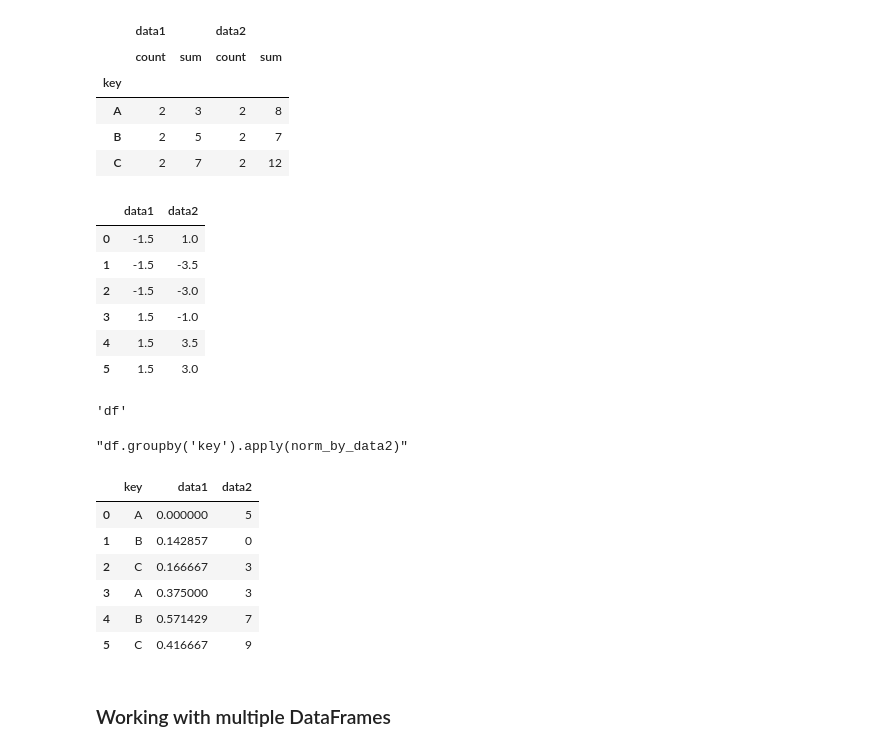
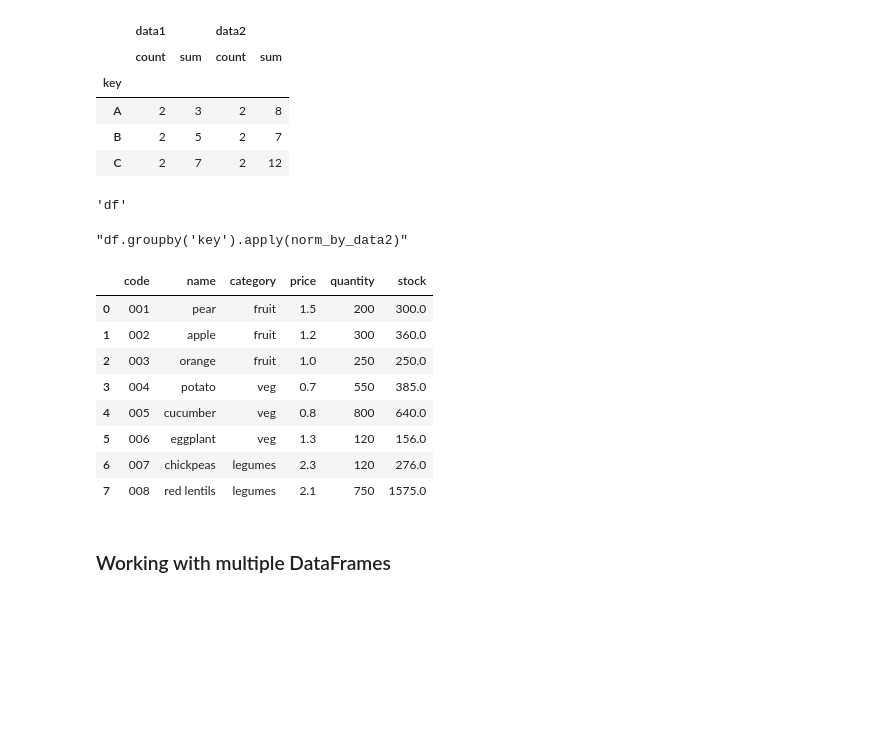
Before and after one commit to chezydan/pytopics, a Jupyter notebook: Pandas.ipynb, the cells around one changed output. Cells and saved outputs as stored; diff of their text form; code cells hidden in the pictures; blank space fills up the shorter version.

```diff
--- a/Pandas.ipynb
+++ b/Pandas.ipynb
@@ -297,3 +297,16 @@ noNation.head(2)
 | 1 | Francois Couperin | 1685 | 1733 |
 # %% [markdown]
 <h3>Group by </h3>
+# %%
+cols=['code',   'name', 'category' , 'price' , 'quantity']
+p1=pd.Series(['001', 'pear', 'fruit', 1.5, 200], cols)
+p2=pd.Series(['002', 'apple', 'fruit', 1.2, 300], cols)
+p3=pd.Series(['003', 'orange', 'fruit', 1, 250], cols)
+p4=pd.Series(['004', 'potato', 'veg', 0.7, 550], cols)
+p5=pd.Series(['005', 'cucumber', 'veg', 0.8, 800], cols)
+p6=pd.Series(['006', 'eggplant', 'veg', 1.3, 120], cols)
+p7=pd.Series(['007', 'chickpeas', 'legumes', 2.3, 120], cols)
+p8=pd.Series(['008', 'red lentils', 'legumes', 2.1, 750], cols)
+# DataFrame from a [list] of series as erlier
+shop = pd.DataFrame([p1,p2,p3,p4,p5,p6,p7,p8])
+#shop
@@ -338,32 +389,32 @@ df.groupby('key').aggregate(['count', 'sum'])
 | C | 2 | 7 | 2 | 12 |
 # %%
 #transformation
-df.groupby('key').transform(lambda x: x - x.mean())
+#df.groupby('key').transform(lambda x: x - x.mean())
-# %% [output]
-|  | data1 | data2 |
-| 0 | -1.5 | 1.0 |
-| 1 | -1.5 | -3.5 |
-| 2 | -1.5 | -3.0 |
-| 3 | 1.5 | -1.0 |
-| 4 | 1.5 | 3.5 |
-| 5 | 1.5 | 3.0 |
 # %%
 def norm_by_data2(x):
     # x is a DataFrame of group values
     x['data1'] /= x['data2'].sum()
     return x
 display('df', "df.groupby('key').apply(norm_by_data2)")
-df.groupby('key').apply(norm_by_data2)
+#df.groupby('key').apply(norm_by_data2)
 # %% [output]
 'df'
 "df.groupby('key').apply(norm_by_data2)"
-|  | key | data1 | data2 |
-| 0 | A | 0.000000 | 5 |
-| 1 | B | 0.142857 | 0 |
-| 2 | C | 0.166667 | 3 |
-| 3 | A | 0.375000 | 3 |
-| 4 | B | 0.571429 | 7 |
-| 5 | C | 0.416667 | 9 |
+# %%
+def price_stock(row):
+    return row['price']*row['quantity'    ]
+shop['stock']= shop.apply(price_stock, axis=1)
+shop
+# %% [output]
+|  | code | name | category | price | quantity | stock |
+| 0 | 001 | pear | fruit | 1.5 | 200 | 300.0 |
+| 1 | 002 | apple | fruit | 1.2 | 300 | 360.0 |
+| 2 | 003 | orange | fruit | 1.0 | 250 | 250.0 |
+| 3 | 004 | potato | veg | 0.7 | 550 | 385.0 |
+| 4 | 005 | cucumber | veg | 0.8 | 800 | 640.0 |
+| 5 | 006 | eggplant | veg | 1.3 | 120 | 156.0 |
+| 6 | 007 | chickpeas | legumes | 2.3 | 120 | 276.0 |
+| 7 | 008 | red lentils | legumes | 2.1 | 750 | 1575.0 |
 # %% [markdown]
 <h3> Working with multiple DataFrames </h3>
 # %%
```
Also changed, not shown: parts of 8 cells of this notebook, 8 other files.
